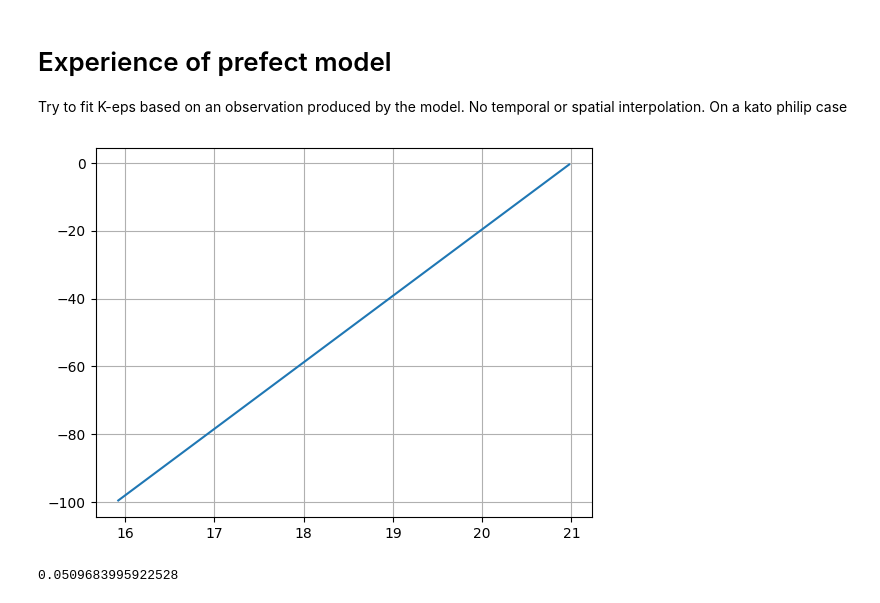
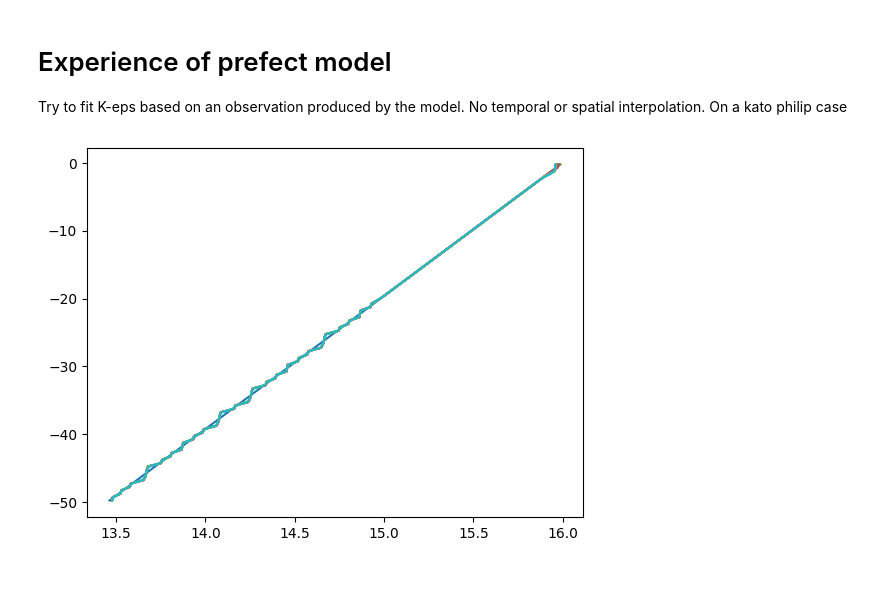
Before and after one commit to meom-group/tunax, a Jupyter notebook: notebooks/fitting_k_eps.ipynb, the cells around one changed output. Drawn from its saved outputs; the diff is of its cells as text; code cells hidden in the pictures.

```diff
--- a/notebooks/fitting_k_eps.ipynb
+++ b/notebooks/fitting_k_eps.ipynb
@@ -480,21 +480,28 @@ Try to fit K-eps based on an observation produced by the model. No temporal or s
 # %%
 import os
 import jax.numpy as jnp
 os.chdir('../src')
 import matplotlib.pyplot as plt
 import numpy as np
 from grid import Grid
-from model import State
+from model import State, KepsParams, Model
+from case import Case
 
-grid = Grid.linear(100, 100)
+grid = Grid.linear(100, 50)
 
 
 state0 = State(grid)
-state0 = state0.init_t(0)
-state0 = state0.init_s(100)
+state0 = state0.init_all()
+state0 = state0.init_t(hmxl=0., t_sfc=16.)
+case = Case(lat=0., tflx_sfc_W=0., u_wind=1e-2)
+
+keps_params = KepsParams()
+
+model = Model(3600, 30, 300, grid, state0, case, keps_params)
+
+
+history = model()
+for i in range(10):
+    plt.plot(history.t[i, :], history.grid.zr)
 # %% [output]
-[figure, old version]
+[figure, new version]
-# %%
-1024*1e-4/(9.81*0.2048)
-# %% [output]
-0.0509683995922528
```
Also changed, not shown: 4 other files.
